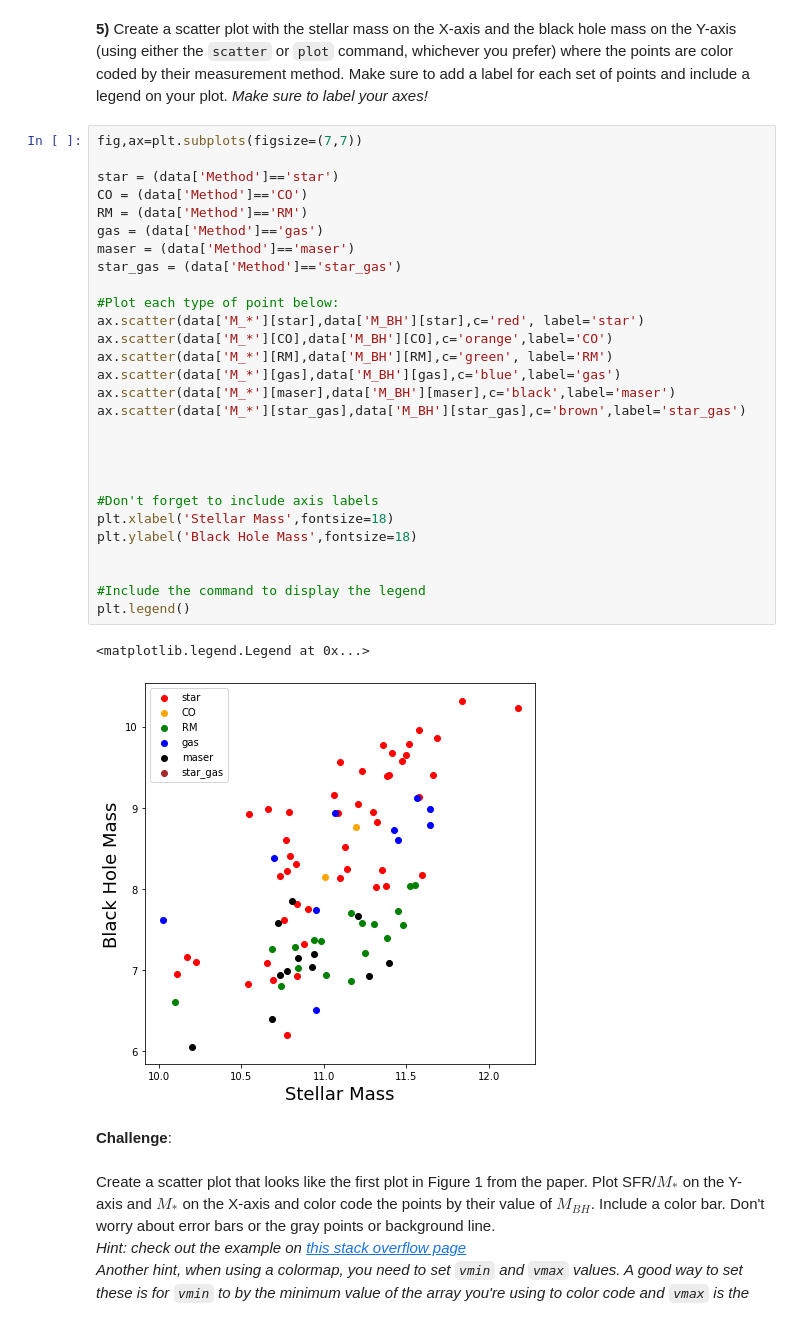
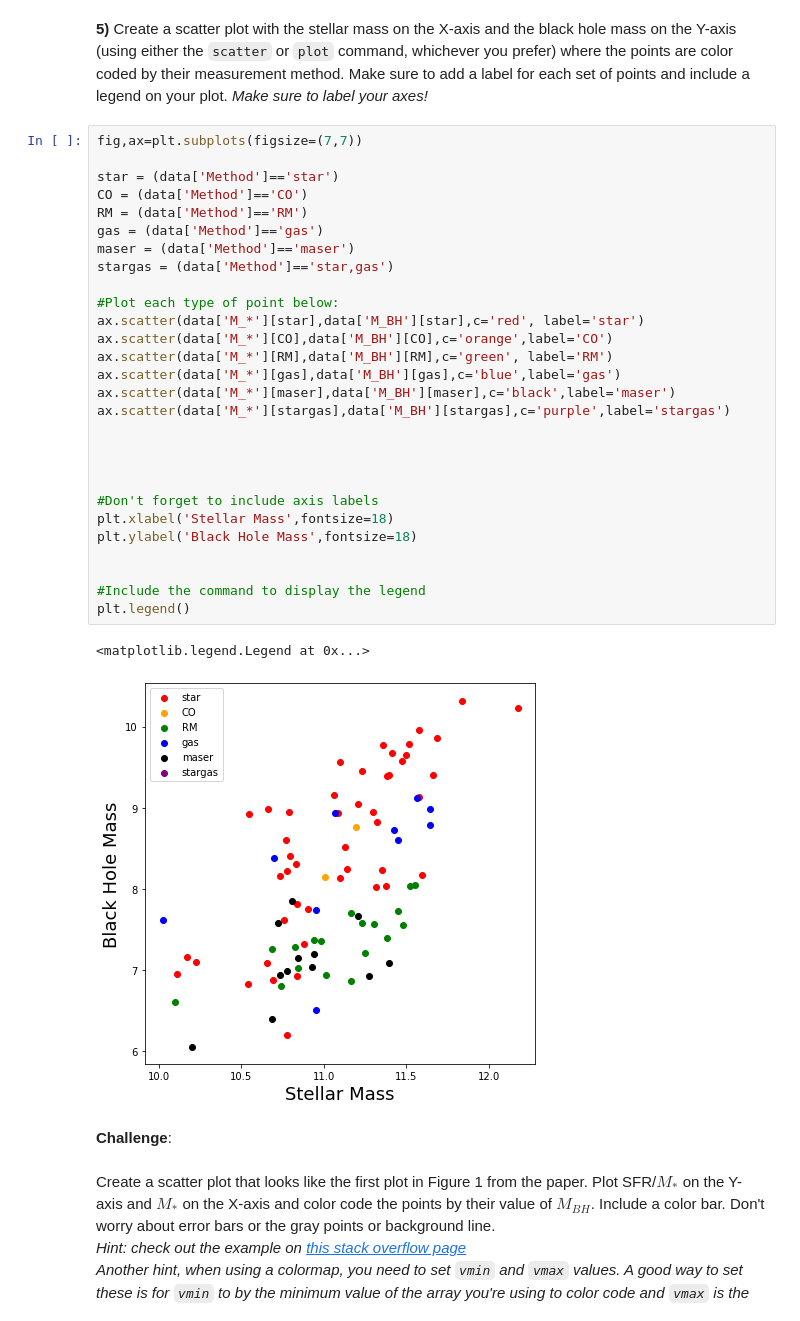
Before and after one commit to blaketjohnson/Astro3190_BJohnson, a Jupyter notebook: homework/HW5B_Johnson.ipynb, the cells around one changed output. Cells and saved outputs as stored; diff of their text form.

```diff
--- a/homework/HW5B_Johnson.ipynb
+++ b/homework/HW5B_Johnson.ipynb
@@ -178,34 +178,34 @@ np.unique(data['Method'])
 # %%
 fig,ax=plt.subplots(figsize=(7,7))
 
 star = (data['Method']=='star')
 CO = (data['Method']=='CO')
 RM = (data['Method']=='RM')
 gas = (data['Method']=='gas')
 maser = (data['Method']=='maser')
-star_gas = (data['Method']=='star_gas')
+stargas = (data['Method']=='star,gas')
 
 #Plot each type of point below:
 ax.scatter(data['M_*'][star],data['M_BH'][star],c='red', label='star')
 ax.scatter(data['M_*'][CO],data['M_BH'][CO],c='orange',label='CO')
 ax.scatter(data['M_*'][RM],data['M_BH'][RM],c='green', label='RM')
 ax.scatter(data['M_*'][gas],data['M_BH'][gas],c='blue',label='gas')
 ax.scatter(data['M_*'][maser],data['M_BH'][maser],c='black',label='maser')
-ax.scatter(data['M_*'][star_gas],data['M_BH'][star_gas],c='brown',label='star_gas')
+ax.scatter(data['M_*'][stargas],data['M_BH'][stargas],c='purple',label='stargas')
 
 
 
 
 #Don't forget to include axis labels
 plt.xlabel('Stellar Mass',fontsize=18)
 plt.ylabel('Black Hole Mass',fontsize=18)
 
 
 #Include the command to display the legend
 plt.legend()
 # %% [output]
 <matplotlib.legend.Legend at 0x...>
-[figure, old version]
+[figure, new version]
 # %% [markdown]
 **Challenge**:<br>
 <br>
```
Also changed, not shown: parts of 2 cells of this notebook.
